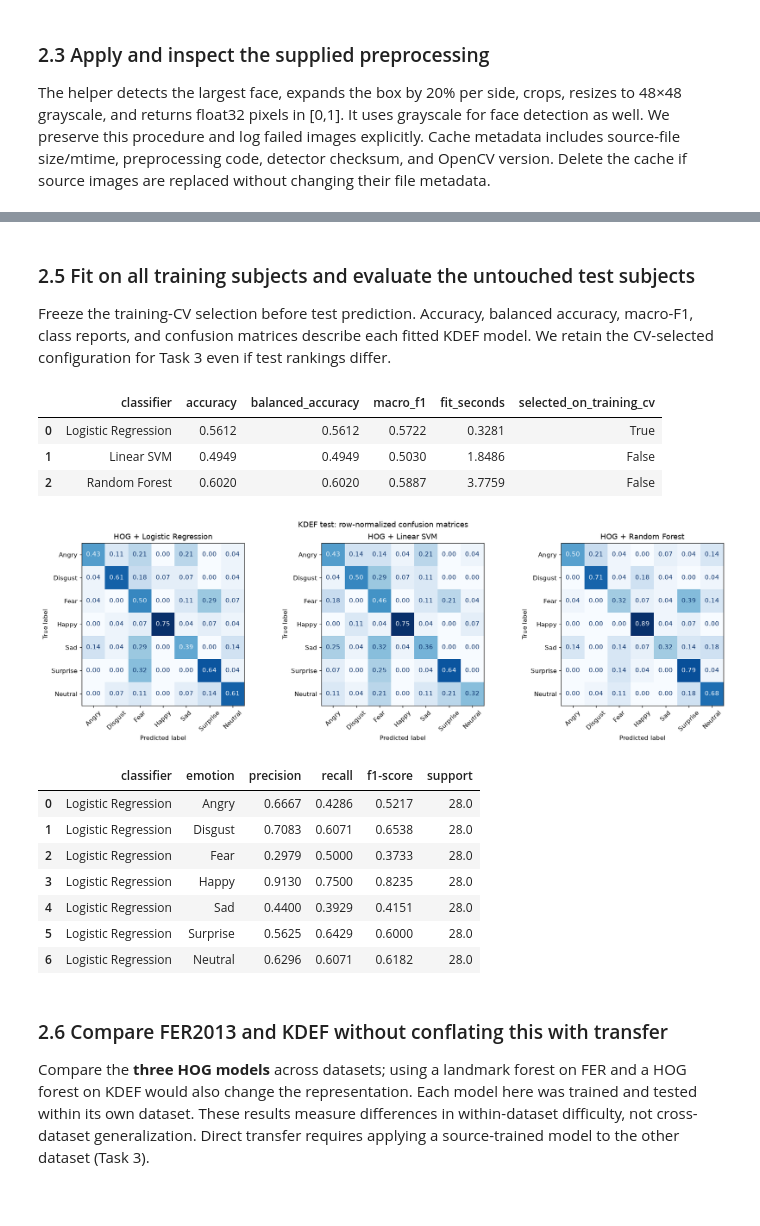
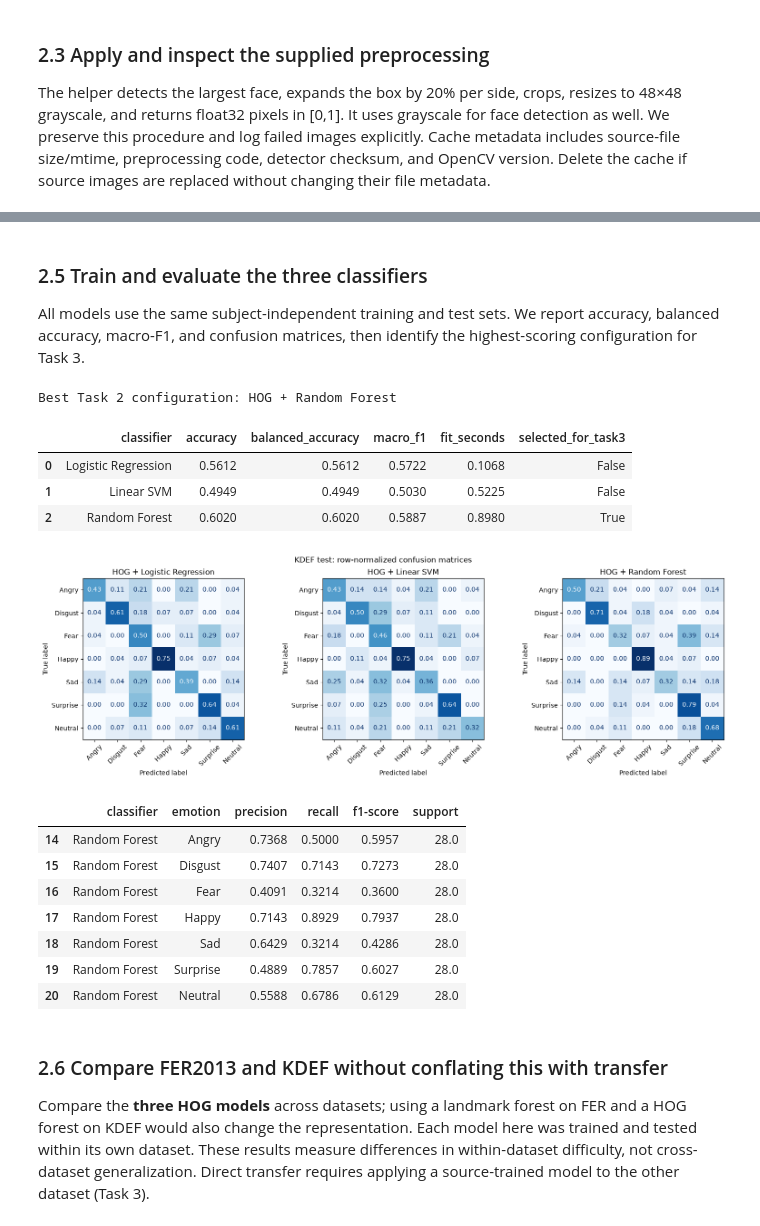
Before and after one commit to dhafinrizaldi/emotion-detection, a Jupyter notebook: emotion_detection_group11.ipynb, the cells around one changed output, grey strips where cells are left out. Cells and saved outputs as stored; diff of their text form; code cells hidden in the pictures.

Commit message:
Complete Task 3 KDEF-to-FER transfer and simplify Task 2

```diff
--- a/emotion_detection_group11.ipynb
+++ b/emotion_detection_group11.ipynb
@@ -787,17 +747,9 @@ Selected for Task 3 using training subjects only: Logistic Regression
 # %% [markdown]
-### 2.5 Fit on all training subjects and evaluate the untouched test subjects
-Freeze the training-CV selection before test prediction. Accuracy, balanced accuracy,
-macro-F1, class reports, and confusion matrices describe each fitted KDEF model.
-We retain the CV-selected configuration for Task 3 even if test rankings differ.
+### 2.5 Train and evaluate the three classifiers
+All models use the same subject-independent training and test sets. We report
+accuracy, balanced accuracy, macro-F1, and confusion matrices, then identify the
+highest-scoring configuration for Task 3.
 # %%
-t2_frozen_selection = {'feature': 'hog', 'selected_classifier': t2_selected_classifier,
-    'selection_method': '5-fold GroupKFold on the 56 training identities; mean macro-F1',
-    'test_used_for_selection': False, 'hog_settings': T2_HOG,
-    'training_subjects': sorted(t2_train_subjects), 'test_subjects': sorted(t2_test_subjects),
-    'seed': T2_SEED, 'preprocessing_cache_key': t2_cache_key,
-    'parameters': {name: str(estimator.get_params()) for name, estimator in t2_estimators.items()}}
-(T2_OUT / 'frozen_selection.json').write_text(json.dumps(t2_frozen_selection, indent=2), encoding='utf-8')
-
 def t2_metrics(actual, predicted):
     return {'accuracy': accuracy_score(actual, predicted),
             'balanced_accuracy': balanced_accuracy_score(actual, predicted),
@@ -814,49 +766,59 @@ for name, model in t2_models.items():
     predicted = model.predict(t2_X_test)
     t2_predictions[name] = predicted
     t2_result_rows.append({'classifier': name, **t2_metrics(t2_y_test, predicted),
-                          'fit_seconds': t2_fit_seconds[name],
-                          'selected_on_training_cv': name == t2_selected_classifier})
+                          'fit_seconds': t2_fit_seconds[name]})
     slug = name.lower().replace(' ', '_')
     report = classification_report(t2_y_test, predicted, labels=T2_LABELS,
                                   target_names=T2_NAMES, output_dict=True, zero_division=0)
     pd.DataFrame(report).T.to_csv(T2_OUT / f'{slug}_classification_report.csv')
     for emotion in T2_NAMES:
         t2_class_rows.append({'classifier': name, 'emotion': emotion, **report[emotion]})
     prediction_table = t2_manifest.loc[t2_test_mask].reset_index(drop=True).copy()
     prediction_table['predicted'] = predicted
     prediction_table.to_csv(T2_OUT / f'{slug}_test_predictions.csv', index=False)
     np.savetxt(T2_OUT / f'{slug}_confusion_counts.csv',
                confusion_matrix(t2_y_test, predicted, labels=T2_LABELS), delimiter=',', fmt='%d')
 t2_results = pd.DataFrame(t2_result_rows)
+t2_selected_classifier = t2_results.sort_values('macro_f1', ascending=False).iloc[0]['classifier']
+t2_results['selected_for_task3'] = t2_results.classifier.eq(t2_selected_classifier)
+t2_selection = {'feature': 'hog', 'selected_classifier': t2_selected_classifier,
+    'selection_method': 'Highest Task 2 test macro-F1', 'test_used_for_selection': True,
+    'hog_settings': T2_HOG, 'training_subjects': sorted(t2_train_subjects),
+    'test_subjects': sorted(t2_test_subjects), 'seed': T2_SEED,
+    'preprocessing_cache_key': t2_cache_key}
+(T2_OUT / 'frozen_selection.json').write_text(json.dumps(t2_selection, indent=2), encoding='utf-8')
+print('Best Task 2 configuration:', 'HOG +', t2_selected_classifier)
+
 t2_class_results = pd.DataFrame(t2_class_rows)
 t2_results.to_csv(T2_OUT / 'test_results.csv', index=False)
 t2_class_results.to_csv(T2_OUT / 'per_class_test_results.csv', index=False)
 display(t2_results.round(4))
 fig, axes = plt.subplots(1, 3, figsize=(16, 5))
 for ax, (name, predicted) in zip(axes, t2_predictions.items()):
     ConfusionMatrixDisplay.from_predictions(t2_y_test, predicted, labels=T2_LABELS,
         display_labels=T2_NAMES, normalize='true', values_format='.2f', cmap='Blues',
         colorbar=False, xticks_rotation=45, ax=ax)
     ax.set_title(f'HOG + {name}')
 fig.suptitle('KDEF test: row-normalized confusion matrices')
 plt.tight_layout()
 fig.savefig(T2_OUT / 'test_confusion_matrices.png', dpi=180, bbox_inches='tight')
 plt.show()
 display(t2_class_results.loc[t2_class_results.classifier == t2_selected_classifier].round(4))
 # %% [output]
+Best Task 2 configuration: HOG + Random Forest
-|  | classifier | accuracy | balanced_accuracy | macro_f1 | fit_seconds | selected_on_training_cv |
-| 0 | Logistic Regression | 0.5612 | 0.5612 | 0.5722 | 0.3281 | True |
-| 1 | Linear SVM | 0.4949 | 0.4949 | 0.5030 | 1.8486 | False |
-| 2 | Random Forest | 0.6020 | 0.6020 | 0.5887 | 3.7759 | False |
+|  | classifier | accuracy | balanced_accuracy | macro_f1 | fit_seconds | selected_for_task3 |
+| 0 | Logistic Regression | 0.5612 | 0.5612 | 0.5722 | 0.1068 | False |
+| 1 | Linear SVM | 0.4949 | 0.4949 | 0.5030 | 0.5225 | False |
+| 2 | Random Forest | 0.6020 | 0.6020 | 0.5887 | 0.8980 | True |
 [figure]
 |  | classifier | emotion | precision | recall | f1-score | support |
-| 0 | Logistic Regression | Angry | 0.6667 | 0.4286 | 0.5217 | 28.0 |
-| 1 | Logistic Regression | Disgust | 0.7083 | 0.6071 | 0.6538 | 28.0 |
-| 2 | Logistic Regression | Fear | 0.2979 | 0.5000 | 0.3733 | 28.0 |
-| 3 | Logistic Regression | Happy | 0.9130 | 0.7500 | 0.8235 | 28.0 |
-| 4 | Logistic Regression | Sad | 0.4400 | 0.3929 | 0.4151 | 28.0 |
-| 5 | Logistic Regression | Surprise | 0.5625 | 0.6429 | 0.6000 | 28.0 |
-| 6 | Logistic Regression | Neutral | 0.6296 | 0.6071 | 0.6182 | 28.0 |
+| 14 | Random Forest | Angry | 0.7368 | 0.5000 | 0.5957 | 28.0 |
+| 15 | Random Forest | Disgust | 0.7407 | 0.7143 | 0.7273 | 28.0 |
+| 16 | Random Forest | Fear | 0.4091 | 0.3214 | 0.3600 | 28.0 |
+| 17 | Random Forest | Happy | 0.7143 | 0.8929 | 0.7937 | 28.0 |
+| 18 | Random Forest | Sad | 0.6429 | 0.3214 | 0.4286 | 28.0 |
+| 19 | Random Forest | Surprise | 0.4889 | 0.7857 | 0.6027 | 28.0 |
+| 20 | Random Forest | Neutral | 0.5588 | 0.6786 | 0.6129 | 28.0 |
 # %% [markdown]
 ### 2.6 Compare FER2013 and KDEF without conflating this with transfer
 Compare the **three HOG models** across datasets; using a landmark forest on FER
```
Also changed, not shown: parts of 19 cells of this notebook, 19 other files.
